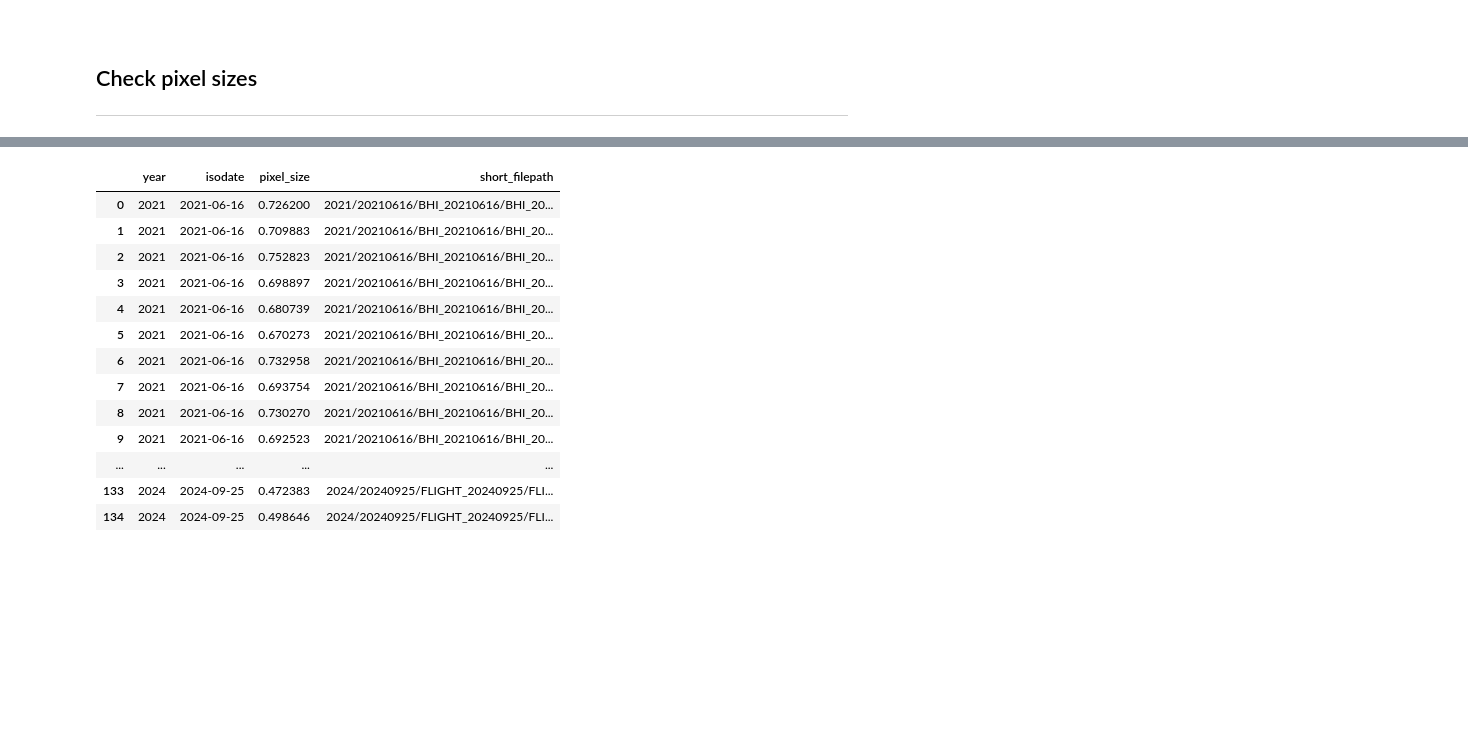
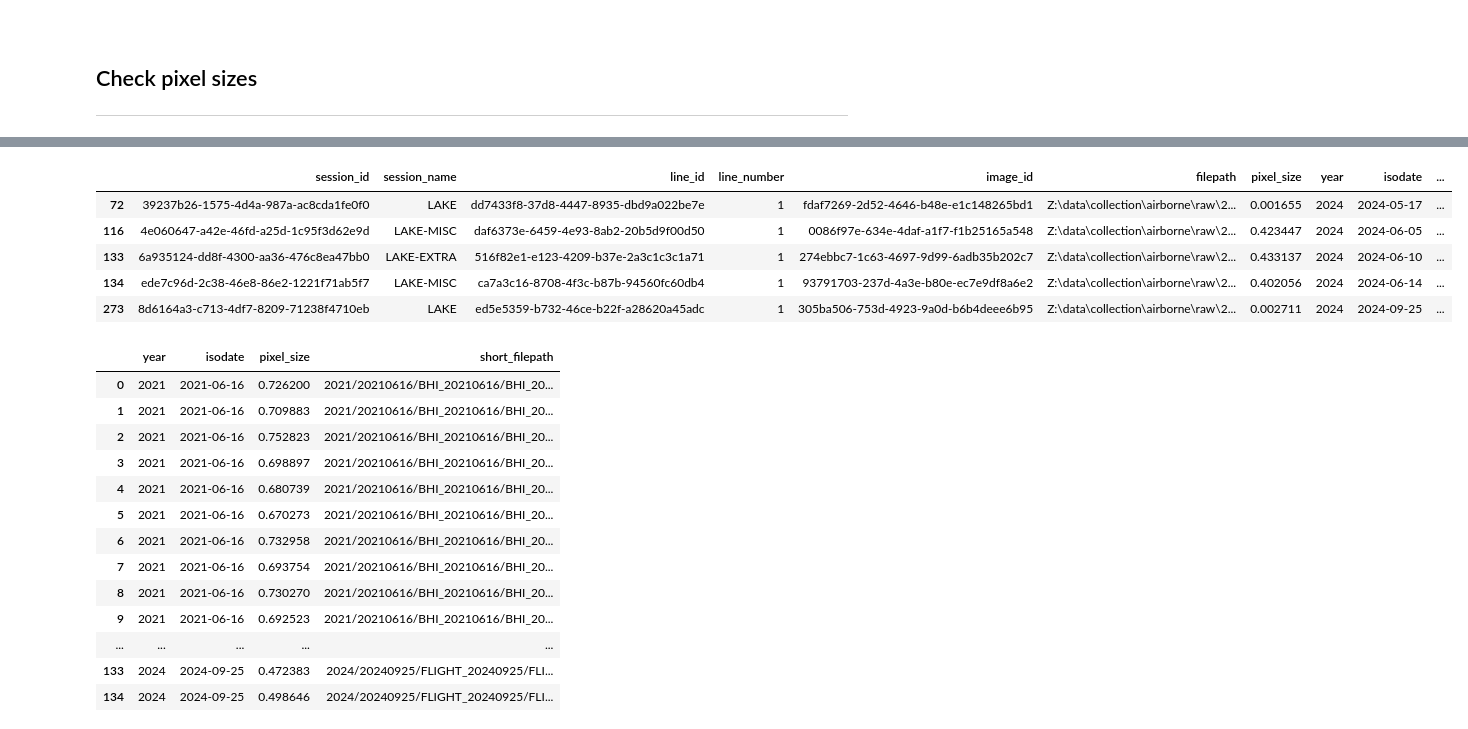
Before and after one commit to bheberlein/hypro-chtc, a Jupyter notebook: files/jupyter/CHTC Preprocessing.ipynb, the cells around one changed output, grey strips where cells are left out. Cells and saved outputs as stored; diff of their text form; code cells hidden in the pictures; blank space fills up the shorter version.

```diff
--- a/files/jupyter/CHTC Preprocessing.ipynb
+++ b/files/jupyter/CHTC Preprocessing.ipynb
@@ -191,3 +181,12 @@ pixel_size_histogram(swir_images, by_year=True)
+# %%
+swir_images[swir_images.pixel_size < 1]
+# %% [output]
+|  | session_id | session_name | line_id | line_number | image_id | filepath | pixel_size | year | isodate | ... |
+| 72 | 39237b26-1575-4d4a-987a-ac8cda1fe0f0 | LAKE | dd7433f8-37d8-4447-8935-dbd9a022be7e | 1 | fdaf7269-2d52-4646-b48e-e1c148265bd1 | Z:\data\collection\airborne\raw\2... | 0.001655 | 2024 | 2024-05-17 | ... |
+| 116 | 4e060647-a42e-46fd-a25d-1c95f3d62e9d | LAKE-MISC | daf6373e-6459-4e93-8ab2-20b5d9f00d50 | 1 | 0086f97e-634e-4daf-a1f7-f1b25165a548 | Z:\data\collection\airborne\raw\2... | 0.423447 | 2024 | 2024-06-05 | ... |
+| 133 | 6a935124-dd8f-4300-aa36-476c8ea47bb0 | LAKE-EXTRA | 516f82e1-e123-4209-b37e-2a3c1c3c1a71 | 1 | 274ebbc7-1c63-4697-9d99-6adb35b202c7 | Z:\data\collection\airborne\raw\2... | 0.433137 | 2024 | 2024-06-10 | ... |
+| 134 | ede7c96d-2c38-46e8-86e2-1221f71ab5f7 | LAKE-MISC | ca7a3c16-8708-4f3c-b87b-94560fc60db4 | 1 | 93791703-237d-4a3e-b80e-ec7e9df8a6e2 | Z:\data\collection\airborne\raw\2... | 0.402056 | 2024 | 2024-06-14 | ... |
+| 273 | 8d6164a3-c713-4df7-8209-71238f4710eb | LAKE | ed5e5359-b732-46ce-b22f-a28620a45adc | 1 | 305ba506-753d-4923-9a0d-b6b4deee6b95 | Z:\data\collection\airborne\raw\2... | 0.002711 | 2024 | 2024-09-25 | ... |
 # %%
 # You can use the dataframe to match individual images to their pixel size
 pretty_print(swir_images[['year', 'isodate', 'pixel_size', 'short_filepath']])
```
Also changed, not shown: parts of 13 cells of this notebook, 2 other files.
